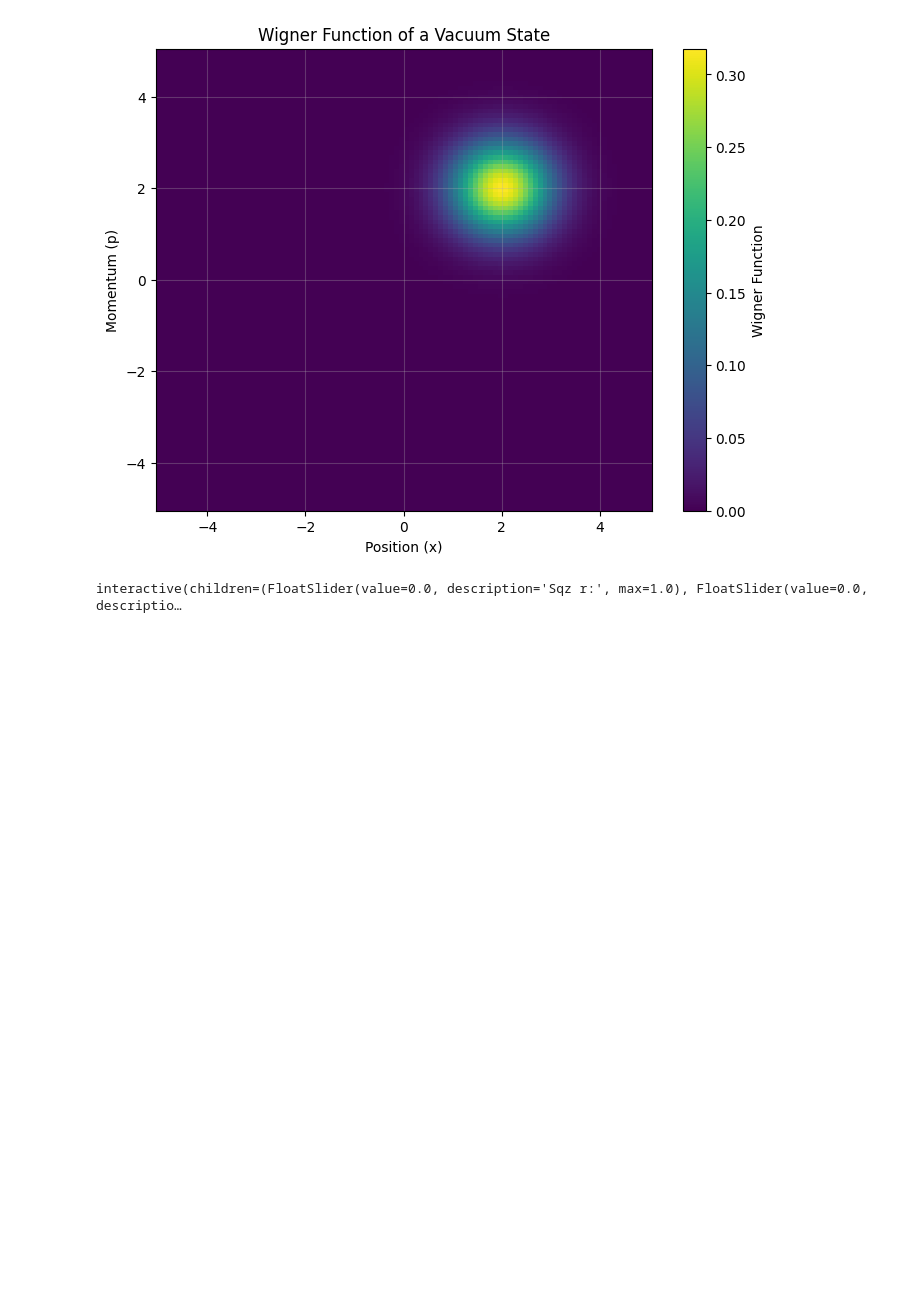
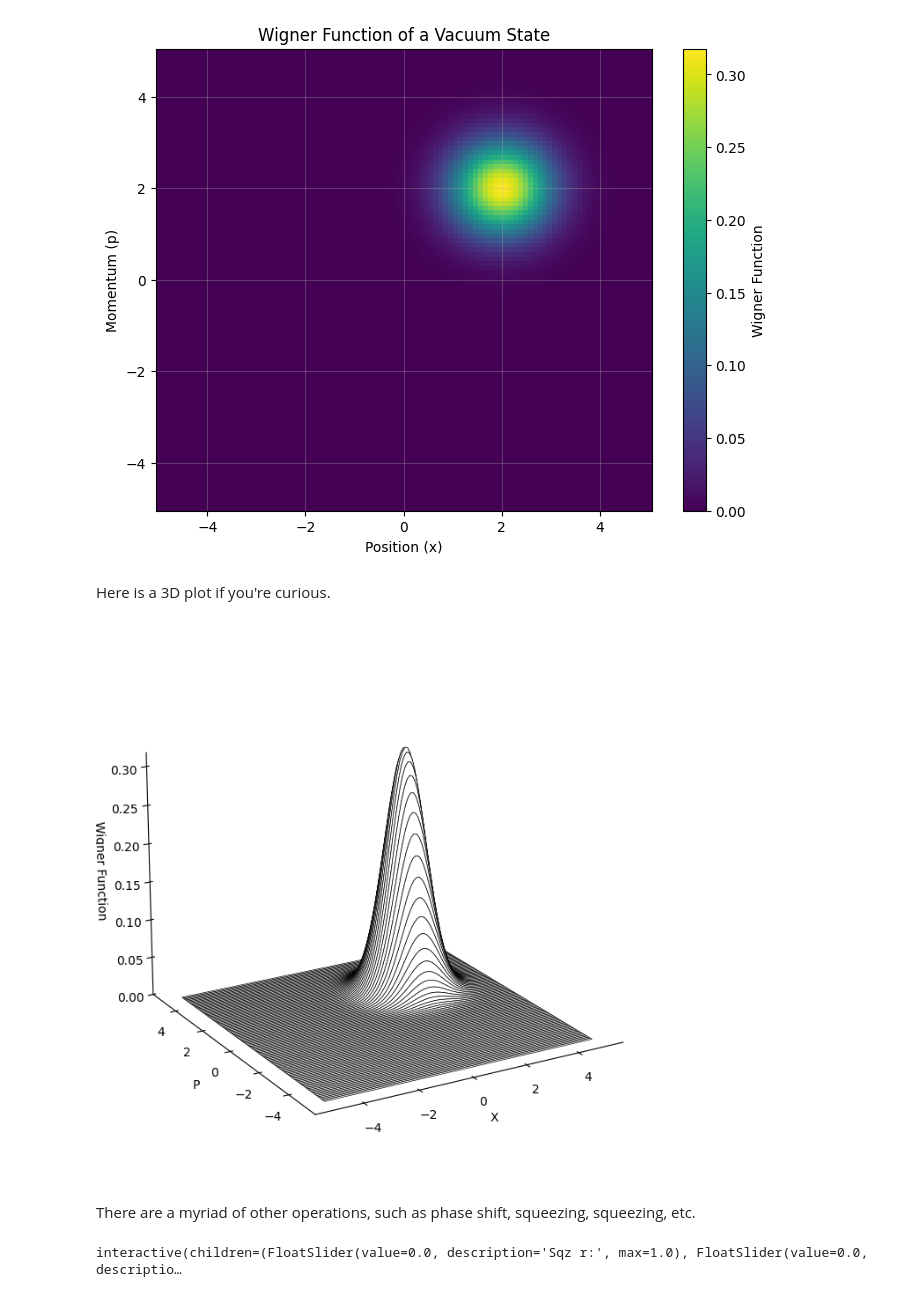
Before and after one commit to QiZhongLi/CV_Simulation, a Jupyter notebook: Gaussian State.ipynb, the cells around one changed output. Drawn from its saved outputs; the diff is of its cells as text; code cells hidden in the pictures; blank space fills up the shorter version.

```diff
--- a/Gaussian State.ipynb
+++ b/Gaussian State.ipynb
@@ -65,3 +121,35 @@ plt.grid(alpha=0.3)
 plt.show()
 # %% [output]
 [figure]
+# %% [markdown]
+Here is a 3D plot if you're curious.
+# %%
+# Create the 3D plot
+fig = plt.figure(figsize=(10, 8))
+ax = fig.add_subplot(111, projection='3d')
+
+# Plot the Wigner function
+#ax.plot_surface(X, P, W, rstride=1, cstride=1, cmap='RdBu', edgecolor='k', lw=0.5, alpha=1.0)
+ax.plot_surface(X, P, W, rstride=1, cstride=100000, color='w', edgecolor='k', shade=False, lw=.5, alpha=1)
+
+# Customize the plot
+ax.xaxis.pane.fill = False
+ax.yaxis.pane.fill = False
+ax.zaxis.pane.fill = False
+ax.xaxis.pane.set_edgecolor((1.0, 1.0, 1.0, 0.0))
+ax.yaxis.pane.set_edgecolor((1.0, 1.0, 1.0, 0.0))
+ax.zaxis.pane.set_edgecolor((1.0, 1.0, 1.0, 0.0))
+ax.grid(False)
+
+# Set labels and limits
+ax.set_xlabel('X')
+ax.set_ylabel('P')
+ax.set_zlabel('Wigner Function')
+ax.set_zlim(np.min(W), np.max(W))
+ax.view_init(20, -120)  # Adjust the viewing angle
+
+plt.show()
+# %% [output]
+[figure, added]
+# %% [markdown]
+There are a myriad of other operations, such as phase shift, squeezing, squeezing, etc.
```
Also changed, not shown: parts of 20 cells of this notebook, 2 other files.
